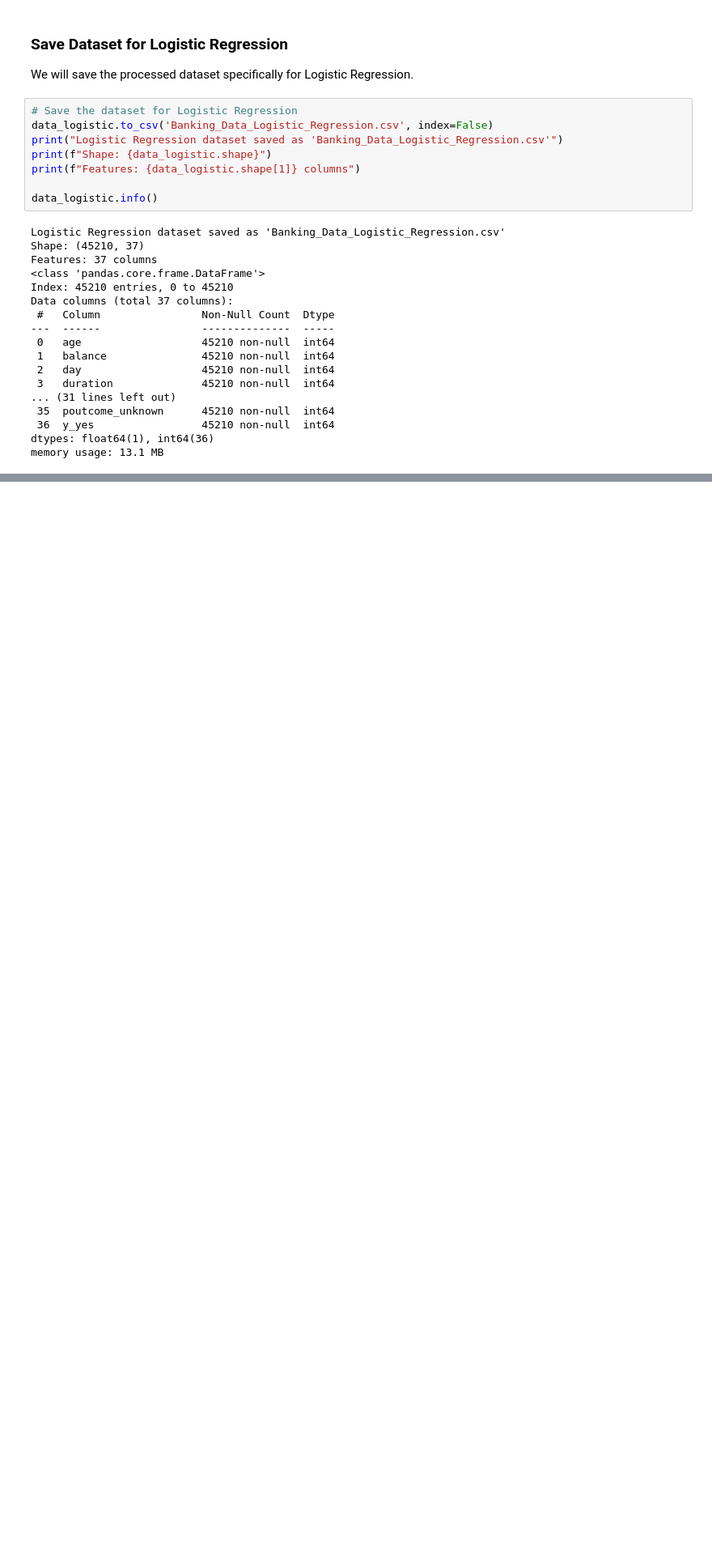
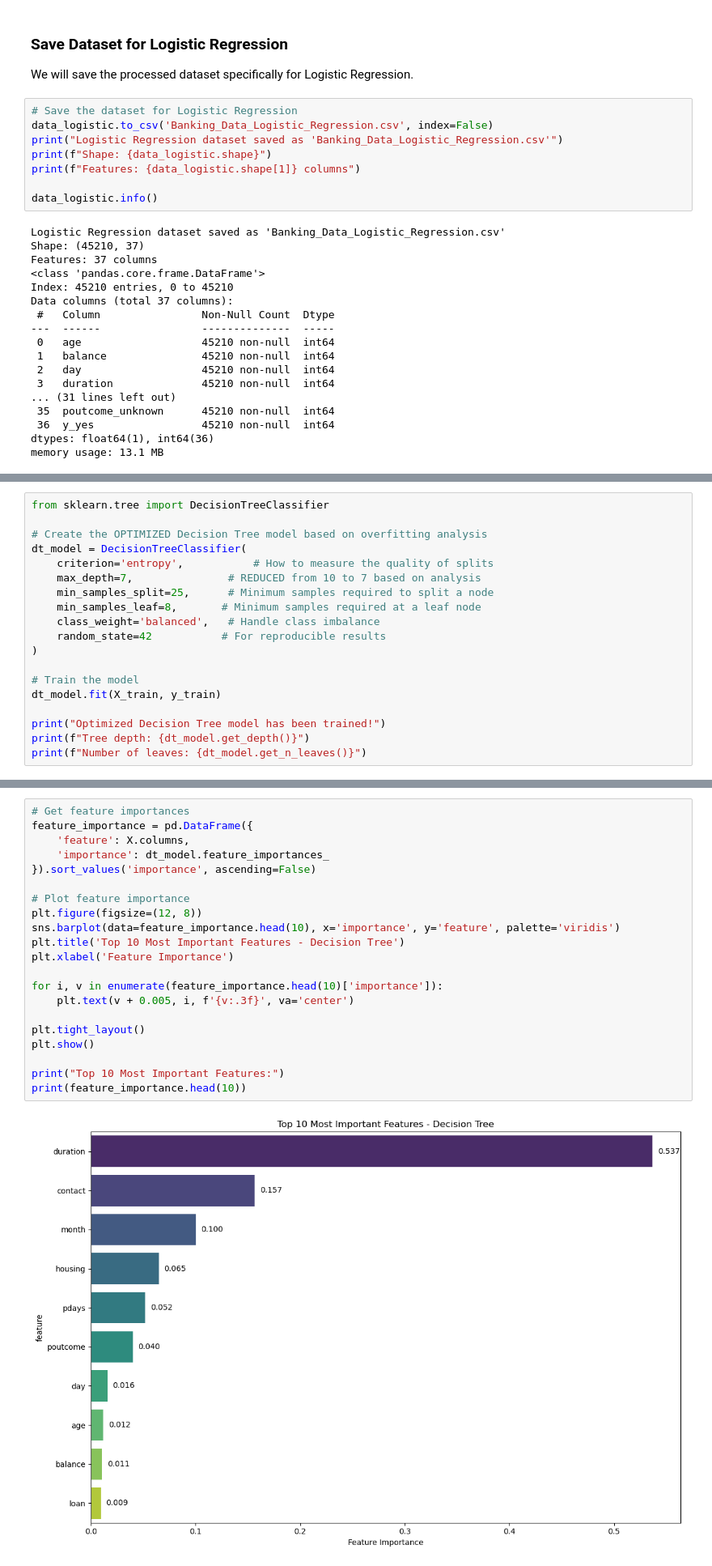
Before and after one commit to Dannie-1217/IAT461, a Jupyter notebook: IAT461_FinalProject.ipynb, the cells around one changed output, grey strips where cells are left out. Shown at 81% size. Drawn from its saved outputs; the diff is of its cells as text; blank space fills up the shorter version.

```diff
--- a/IAT461_FinalProject.ipynb
+++ b/IAT461_FinalProject.ipynb
@@ -537,0 +667,19 @@ memory usage: 13.1 MB
+# %%
+from sklearn.tree import DecisionTreeClassifier
+
+# Create the OPTIMIZED Decision Tree model based on overfitting analysis
+dt_model = DecisionTreeClassifier(
+    criterion='entropy',           # How to measure the quality of splits
+    max_depth=7,               # REDUCED from 10 to 7 based on analysis
+    min_samples_split=25,      # Minimum samples required to split a node
+    min_samples_leaf=8,       # Minimum samples required at a leaf node
+    class_weight='balanced',   # Handle class imbalance
+    random_state=42           # For reproducible results
+)
+
+# Train the model
+dt_model.fit(X_train, y_train)
+
+print("Optimized Decision Tree model has been trained!")
+print(f"Tree depth: {dt_model.get_depth()}")
+print(f"Number of leaves: {dt_model.get_n_leaves()}")
@@ -537,0 +750,23 @@ memory usage: 13.1 MB
+# %%
+# Get feature importances
+feature_importance = pd.DataFrame({
+    'feature': X.columns,
+    'importance': dt_model.feature_importances_
+}).sort_values('importance', ascending=False)
+
+# Plot feature importance
+plt.figure(figsize=(12, 8))
+sns.barplot(data=feature_importance.head(10), x='importance', y='feature', palette='viridis')
+plt.title('Top 10 Most Important Features - Decision Tree')
+plt.xlabel('Feature Importance')
+
+for i, v in enumerate(feature_importance.head(10)['importance']):
+    plt.text(v + 0.005, i, f'{v:.3f}', va='center')
+
+plt.tight_layout()
+plt.show()
+
+print("Top 10 Most Important Features:")
+print(feature_importance.head(10))
+# %% [output]
+[figure, added]
```
Also changed, not shown: parts of 36 cells of this notebook, 1 other file.
